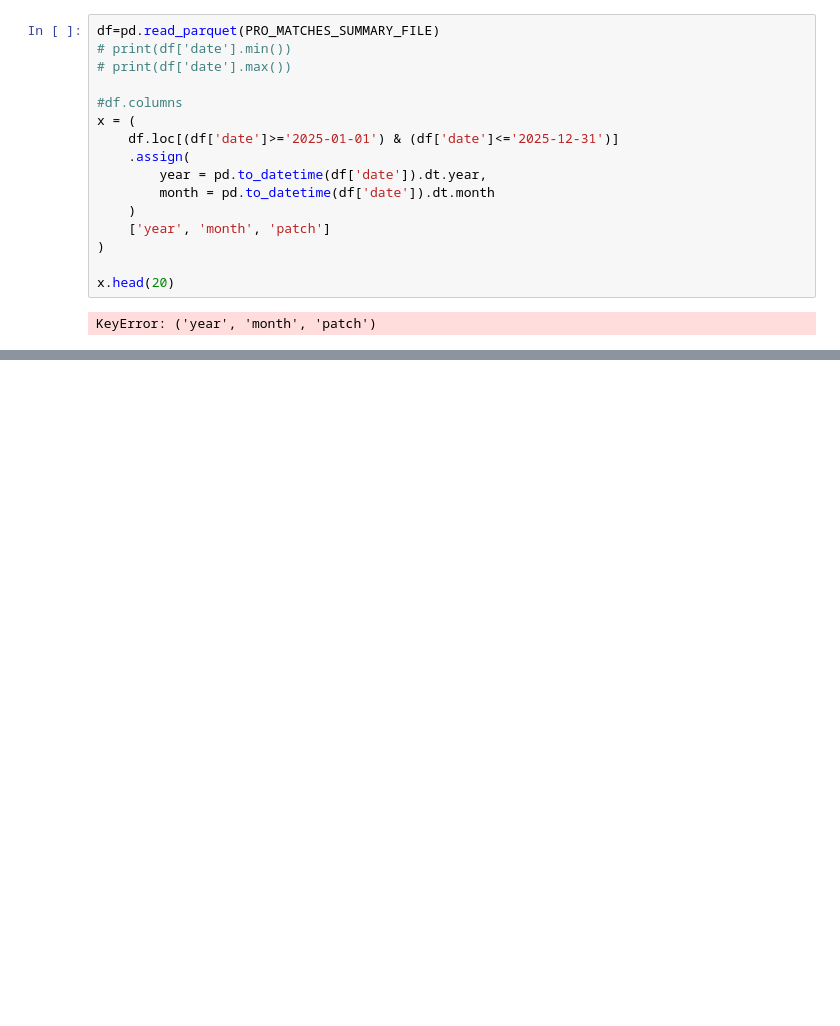
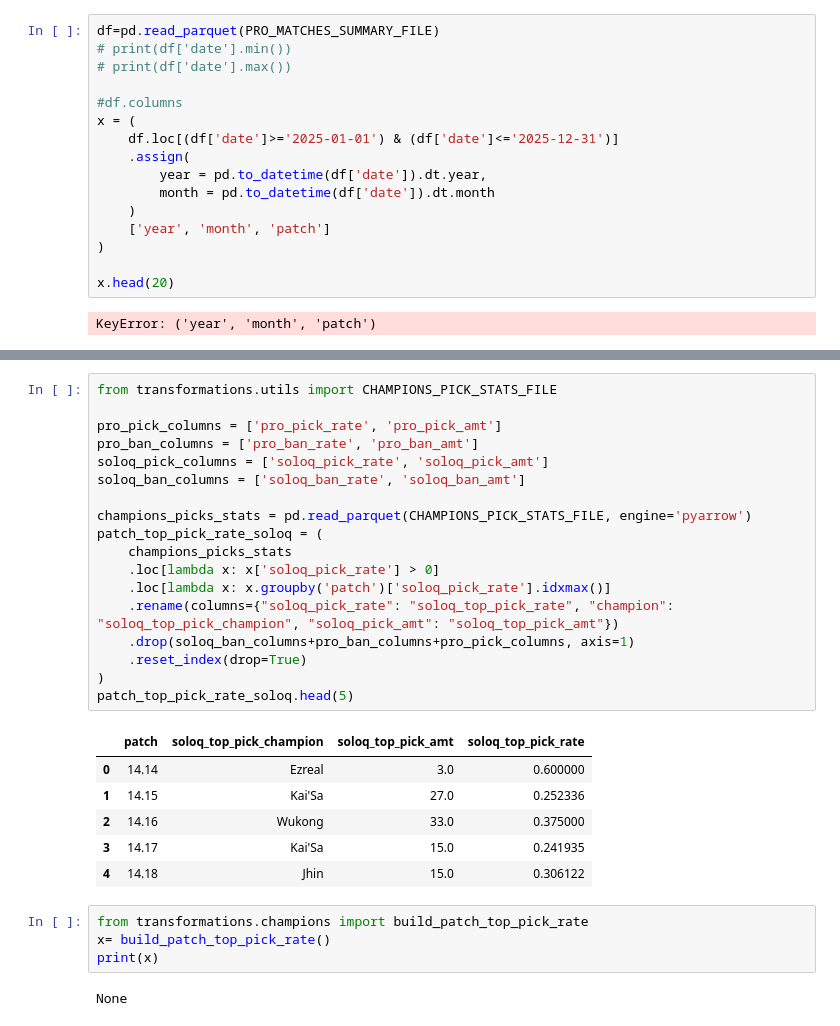
Before and after one commit to Feragon42/rift_oracle, a Jupyter notebook: test_notebook.ipynb, the cells around one changed output, grey strips where cells are left out. Cells and saved outputs as stored; diff of their text form; blank space fills up the shorter version.

Commit message:
Gold transformations completed

```diff
--- a/test_notebook.ipynb
+++ b/test_notebook.ipynb
@@ -896,0 +894,31 @@ KeyError: ['ban']
+# %%
+from transformations.utils import CHAMPIONS_PICK_STATS_FILE
+
+pro_pick_columns = ['pro_pick_rate', 'pro_pick_amt']
+pro_ban_columns = ['pro_ban_rate', 'pro_ban_amt']
+soloq_pick_columns = ['soloq_pick_rate', 'soloq_pick_amt']
+soloq_ban_columns = ['soloq_ban_rate', 'soloq_ban_amt']
+
+champions_picks_stats = pd.read_parquet(CHAMPIONS_PICK_STATS_FILE, engine='pyarrow')
+patch_top_pick_rate_soloq = (
+    champions_picks_stats
+    .loc[lambda x: x['soloq_pick_rate'] > 0]
+    .loc[lambda x: x.groupby('patch')['soloq_pick_rate'].idxmax()]
+    .rename(columns={"soloq_pick_rate": "soloq_top_pick_rate", "champion": "soloq_top_pick_champion", "soloq_pick_amt": "soloq_top_pick_amt"})
+    .drop(soloq_ban_columns+pro_ban_columns+pro_pick_columns, axis=1)
+    .reset_index(drop=True)
+)
+patch_top_pick_rate_soloq.head(5)
+# %% [output]
+|  | patch | soloq_top_pick_champion | soloq_top_pick_amt | soloq_top_pick_rate |
+| 0 | 14.14 | Ezreal | 3.0 | 0.600000 |
+| 1 | 14.15 | Kai'Sa | 27.0 | 0.252336 |
+| 2 | 14.16 | Wukong | 33.0 | 0.375000 |
+| 3 | 14.17 | Kai'Sa | 15.0 | 0.241935 |
+| 4 | 14.18 | Jhin | 15.0 | 0.306122 |
+# %%
+from transformations.champions import build_patch_top_pick_rate
+x= build_patch_top_pick_rate()
+print(x)
+# %% [output]
+None
```
Also changed, not shown: parts of 5 cells of this notebook, 4 other files.
